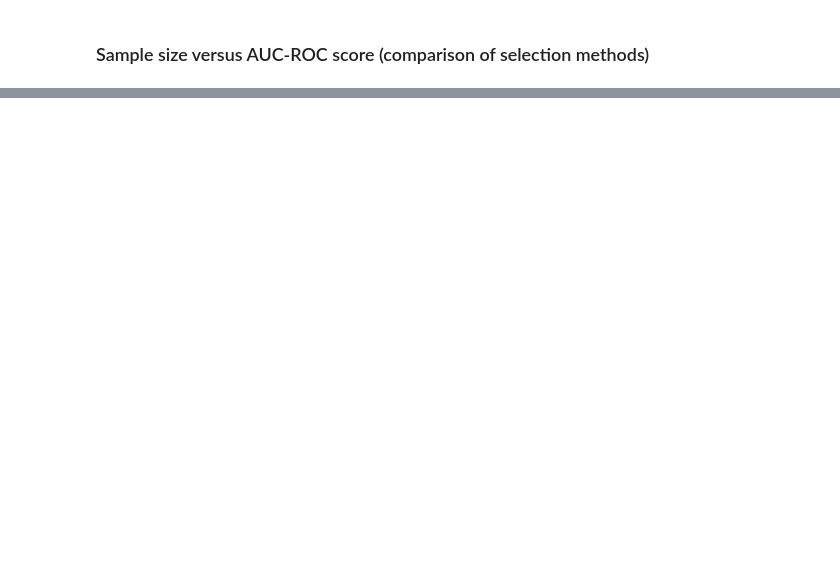
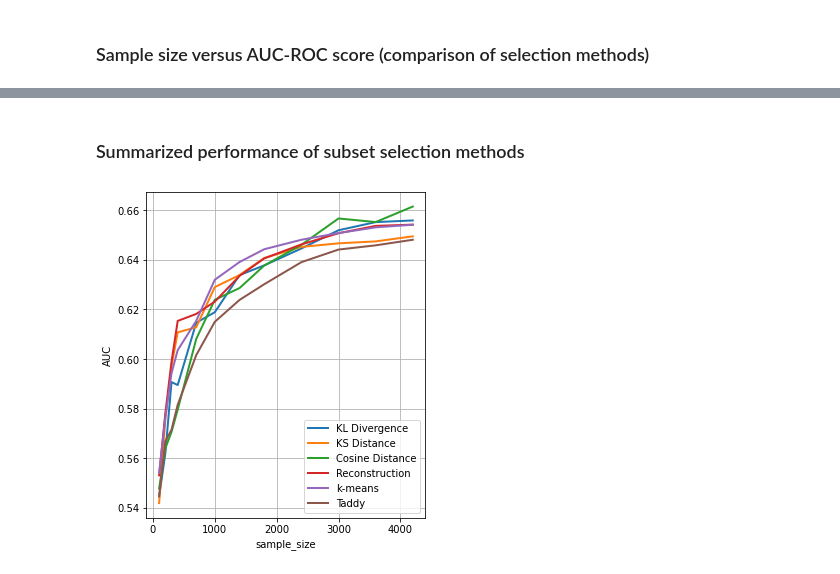
Before and after one commit to ApurvaBhargava/OptimalSets, a Jupyter notebook: Results and Visualizations.ipynb, the cells around one changed output, grey strips where cells are left out. Saved outputs shown, nothing was run; the diff lists cells and outputs as text; code cells hidden in the pictures; blank space fills up the shorter version.

```diff
--- a/Results and Visualizations.ipynb
+++ b/Results and Visualizations.ipynb
@@ -231,0 +234,20 @@ plt.show()
+# %% [markdown]
+### Summarized performance of subset selection methods
+# %%
+lst = [[i for i in range(len(auc_df.columns)) if '_kld' in auc_df.columns[i]],
+       [i for i in range(len(auc_df.columns)) if '_ks' in auc_df.columns[i]],
+       [i for i in range(len(auc_df.columns)) if '_cos' in auc_df.columns[i]],
+       [i for i in range(len(auc_df.columns)) if '_recon' in auc_df.columns[i]],
+       [i for i in range(len(auc_df.columns)) if '_kmeans' in auc_df.columns[i]],
+       [i for i in range(len(auc_df.columns)) if '_taddy' in auc_df.columns[i] and 'topics' not in auc_df.columns[i]]]
+labels = ['KL Divergence', 'KS Distance', 'Cosine Distance', 'Reconstruction', 'k-means', 'Taddy']
+plt.figure(figsize=(5,6))
+plt.grid()
+for k in range(6):
+  plt.plot(auc_df.iloc[:, lst[k]].mean(axis=1), label=labels[k], linewidth=2)
+plt.ylabel('AUC')
+plt.xlabel('sample_size')
+plt.legend()
+plt.show()
+# %% [output]
+[figure, added]
```
Also changed, not shown: parts of 11 cells of this notebook, 1 other file.
